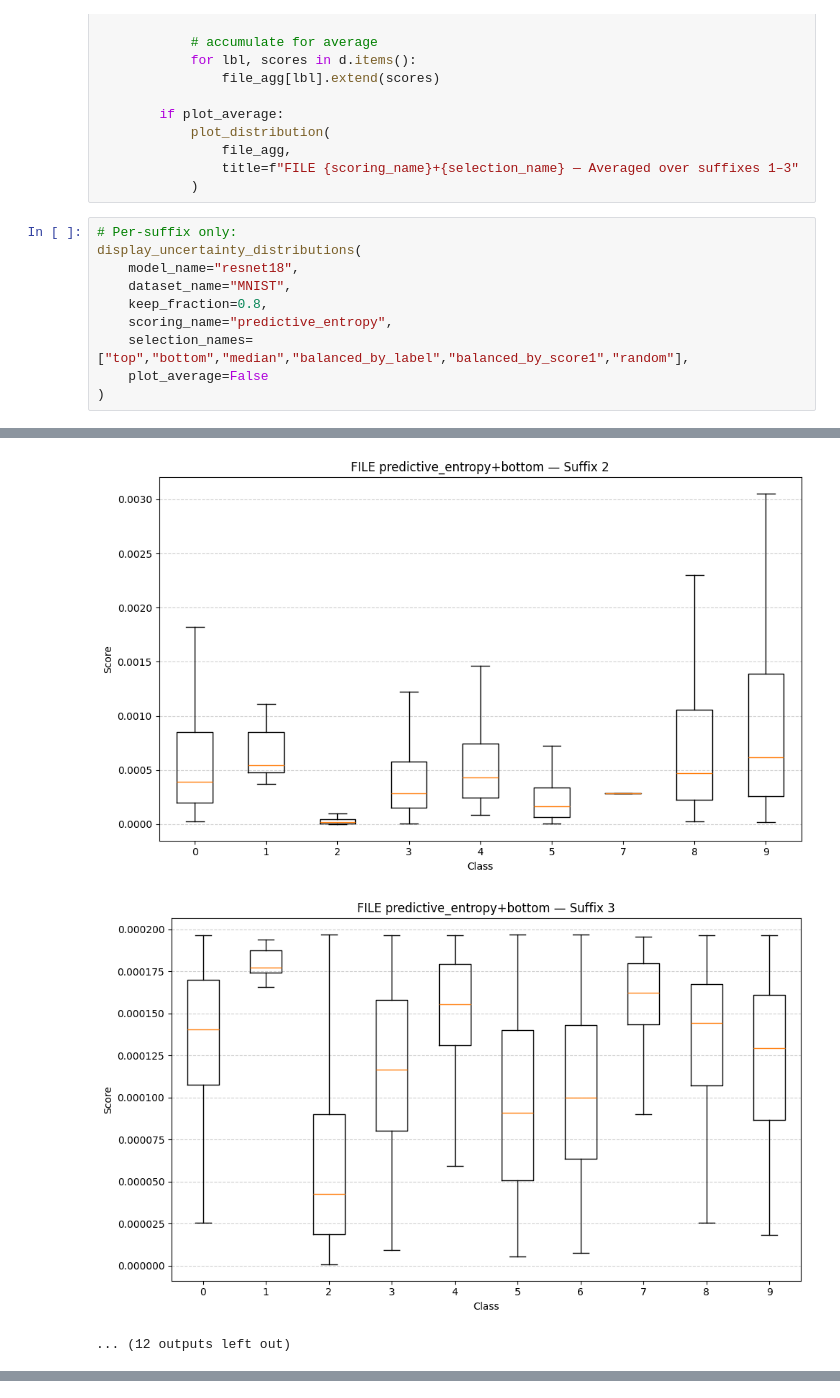
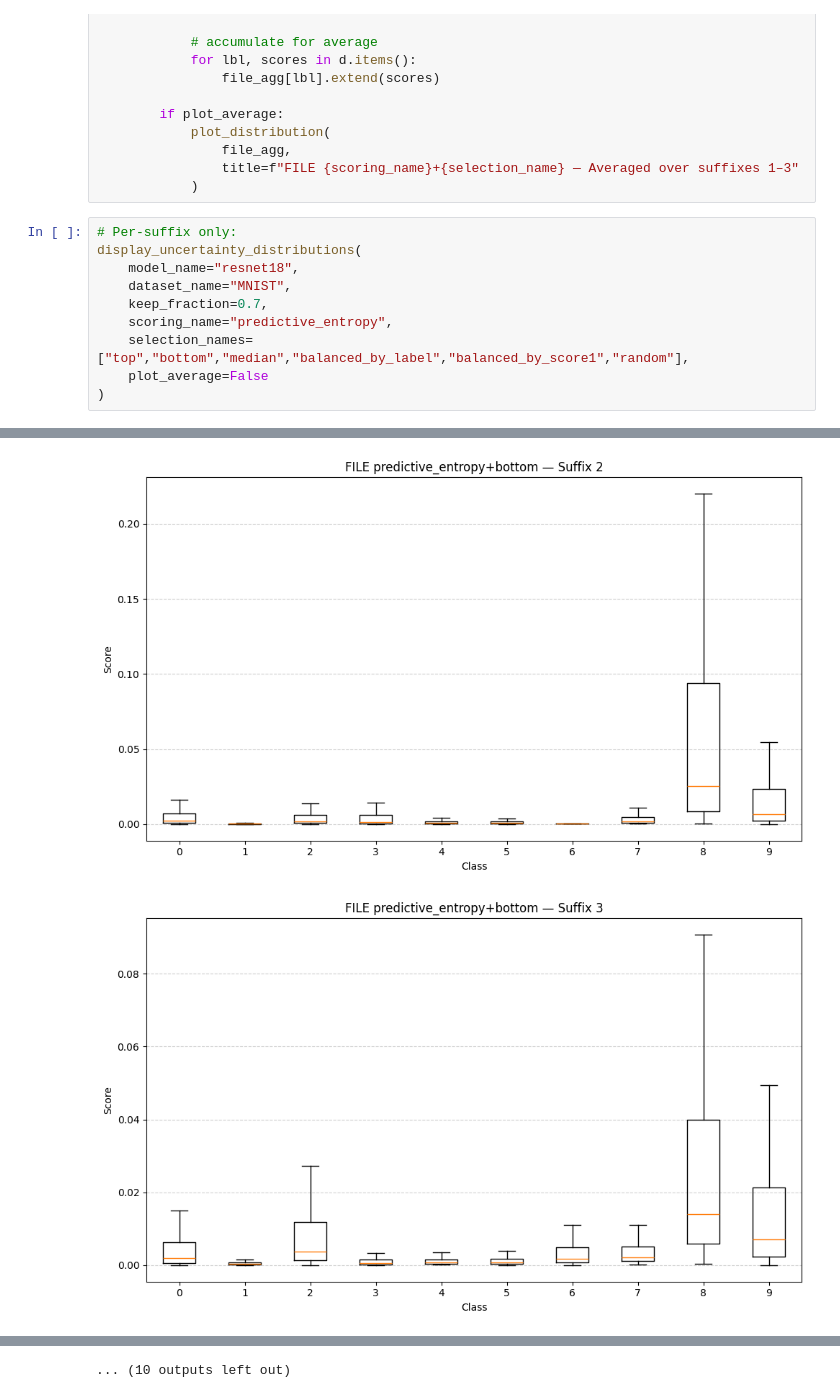
Before and after one commit to ZeyuDeng36/bachelor-project, a Jupyter notebook: distributions.ipynb, the cells around one changed output, grey strips where cells are left out. Drawn from its saved outputs; the diff is of its cells as text.

```diff
--- a/distributions.ipynb
+++ b/distributions.ipynb
@@ -147,7 +147,7 @@ def display_uncertainty_distributions(
 display_uncertainty_distributions(
     model_name="resnet18",
     dataset_name="MNIST",
-    keep_fraction=0.8,
+    keep_fraction=0.7,
     scoring_name="predictive_entropy",
     selection_names=["top","bottom","median","balanced_by_label","balanced_by_score1","random"],
     plot_average=False
@@ -172,3 +166,2 @@ Loaded weights from file: models/resnet18_MNIST_3
-[figure, old version]
+[figure, new version]
-[figure, old version]
+[figure, new version]
-... (12 outputs left out)
@@ -175,3 +170,4 @@ Loaded weights from file: models/resnet18_MNIST_3
+... (10 outputs left out)
 # %%
 # Per-suffix only:
 display_uncertainty_distributions(
```
Also changed, not shown: parts of 4 cells of this notebook, 27 other files.
